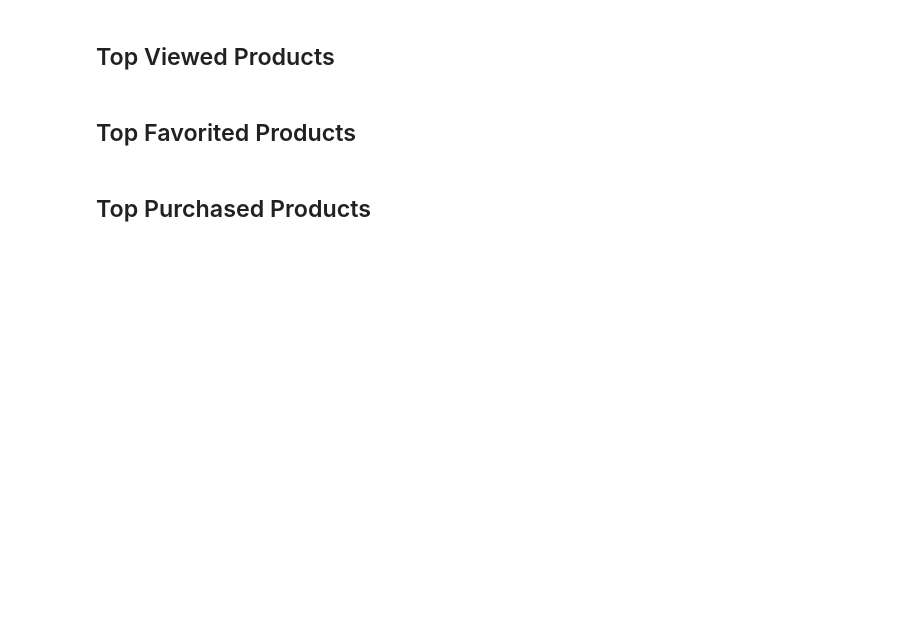
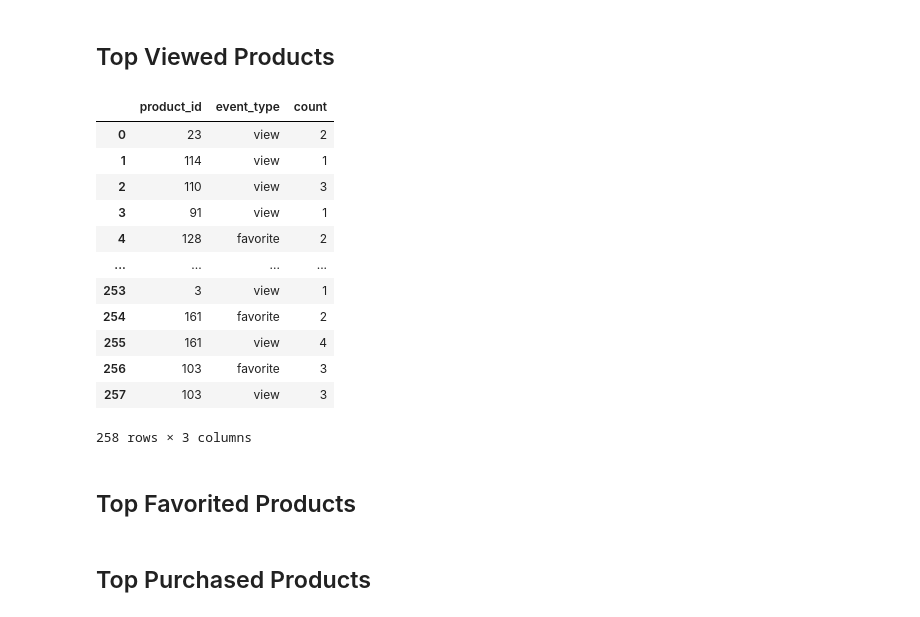
Before and after one commit to VighneshManjrekar/lambda-ecomm, a Jupyter notebook: analytics_dashboard.ipynb, the cells around one changed output. Drawn from its saved outputs; the diff is of its cells as text; code cells hidden in the pictures; blank space fills up the shorter version.

```diff
--- a/analytics_dashboard.ipynb
+++ b/analytics_dashboard.ipynb
@@ -106,6 +106,22 @@ if 'product_df' not in globals():
             product_df['id'] = product_df['_id'].astype(int)
         except Exception:
             product_df['id'] = product_df['_id'].astype(str)
+# %%
+metrics_df
+# %% [output]
+|  | product_id | event_type | count |
+| 0 | 23 | view | 2 |
+| 1 | 114 | view | 1 |
+| 2 | 110 | view | 3 |
+| 3 | 91 | view | 1 |
+| 4 | 128 | favorite | 2 |
+| ... | ... | ... | ... |
+| 253 | 3 | view | 1 |
+| 254 | 161 | favorite | 2 |
+| 255 | 161 | view | 4 |
+| 256 | 103 | favorite | 3 |
+| 257 | 103 | view | 3 |
+258 rows × 3 columns
 # %%
 views_df = metrics_df[metrics_df['event_type'] == 'view'].sort_values('count', ascending=False).head(10)
 
```
Also changed, not shown: parts of 5 cells of this notebook, 7 other files.
